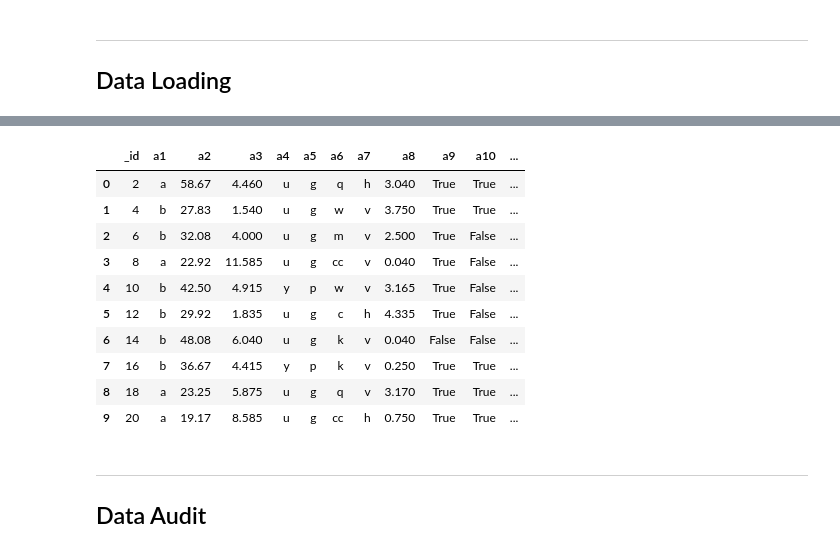
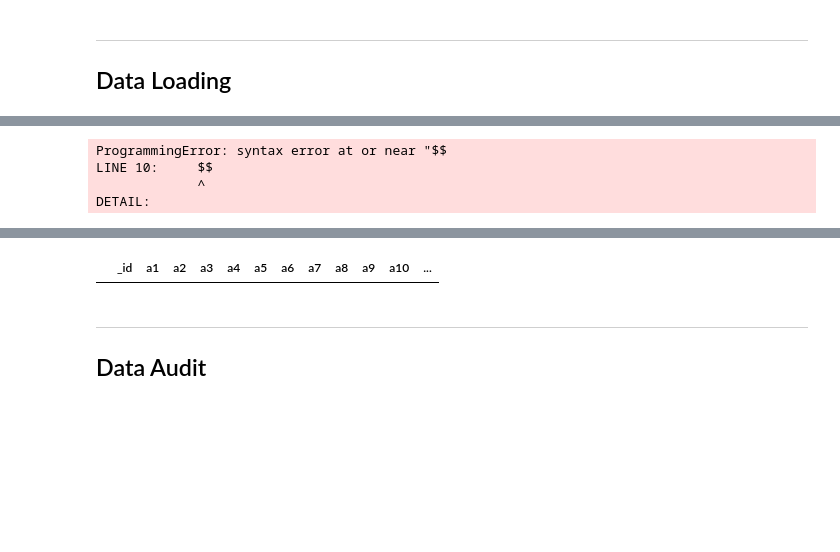
Before and after one commit to jvawdrey/gpdb5-demo, a Jupyter notebook: docker-jupyter/notebooks/Modeling Workflow Example - Greenplum Database.ipynb, the cells around one changed output, grey strips where cells are left out. Saved outputs shown, nothing was run; the diff lists cells and outputs as text; code cells hidden in the pictures; blank space fills up the shorter version.

```diff
--- a/docker-jupyter/notebooks/Modeling Workflow Example - Greenplum Database.ipynb
+++ b/docker-jupyter/notebooks/Modeling Workflow Example - Greenplum Database.ipynb
@@ -260,30 +270,46 @@ query = """
     DISTRIBUTED RANDOMLY;
 """
 cur.execute(query)
+# %%
+# impute mean or most freq occuring value for null
+# (using pl/python)
+query = """
+    DROP FUNCTION IF EXISTS public.impute_mean_and_freq();
+    CREATE OR REPLACE FUNCTION public.impute_mean_and_freq(
+      inputTable text
+     ,outputTable text
+     ,continuousVariables text[]
+     ,categoricalVariables text[]
+     ,ignoreVariables text[]
+    )
+    $$
+        import plpy
+
+        query = '''
+
+                '''.format()
+    $$ LANGUAGE 'plpythonu';
+"""
+cur.execute(query)
+# %% [output]
+ProgrammingError: syntax error at or near "$$
+LINE 10:     $$
+             ^
+DETAIL:
 # %% [markdown]
 <a id="view_sample"></a>
 # %%
 # view sample
 query = """
     SELECT *
     FROM public.credit_application_data
-    LIMIT 10
+    WHERE a2 ISNULL
 """
 cur.execute(query)
 colnames = [desc[0] for desc in cur.description]
 pd.DataFrame(cur.fetchall(), columns=colnames)
 # %% [output]
 |  | _id | a1 | a2 | a3 | a4 | a5 | a6 | a7 | a8 | a9 | a10 | ... |
-| 0 | 2 | a | 58.67 | 4.460 | u | g | q | h | 3.040 | True | True | ... |
-| 1 | 4 | b | 27.83 | 1.540 | u | g | w | v | 3.750 | True | True | ... |
-| 2 | 6 | b | 32.08 | 4.000 | u | g | m | v | 2.500 | True | False | ... |
-| 3 | 8 | a | 22.92 | 11.585 | u | g | cc | v | 0.040 | True | False | ... |
-| 4 | 10 | b | 42.50 | 4.915 | y | p | w | v | 3.165 | True | False | ... |
-| 5 | 12 | b | 29.92 | 1.835 | u | g | c | h | 4.335 | True | False | ... |
-| 6 | 14 | b | 48.08 | 6.040 | u | g | k | v | 0.040 | False | False | ... |
-| 7 | 16 | b | 36.67 | 4.415 | y | p | k | v | 0.250 | True | True | ... |
-| 8 | 18 | a | 23.25 | 5.875 | u | g | q | v | 3.170 | True | True | ... |
-| 9 | 20 | a | 19.17 | 8.585 | u | g | cc | h | 0.750 | True | True | ... |
 # %% [markdown]
 ----
 ## Data Audit
```
Also changed, not shown: parts of 33 cells of this notebook.
